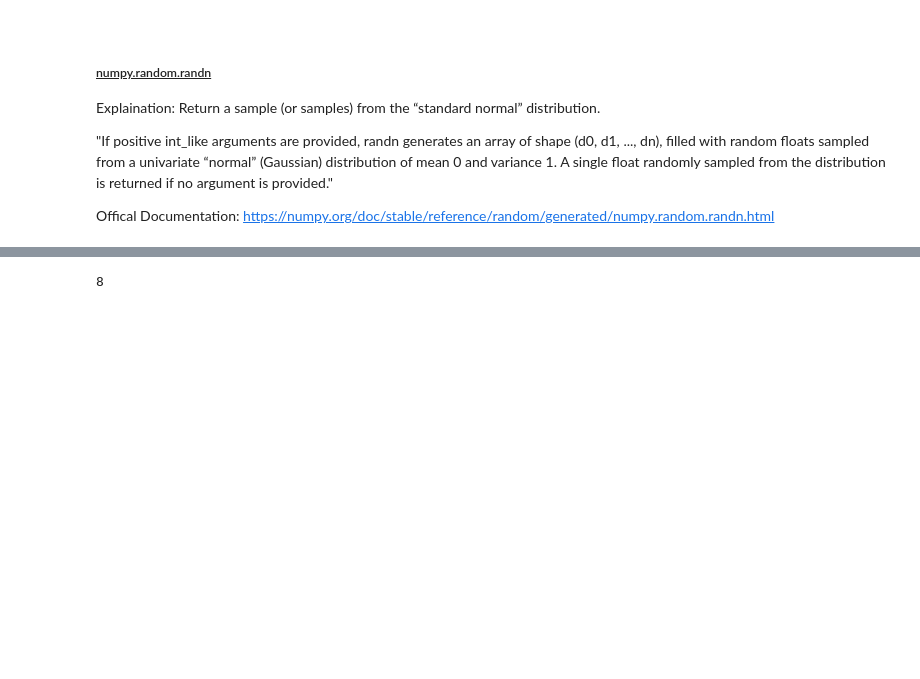
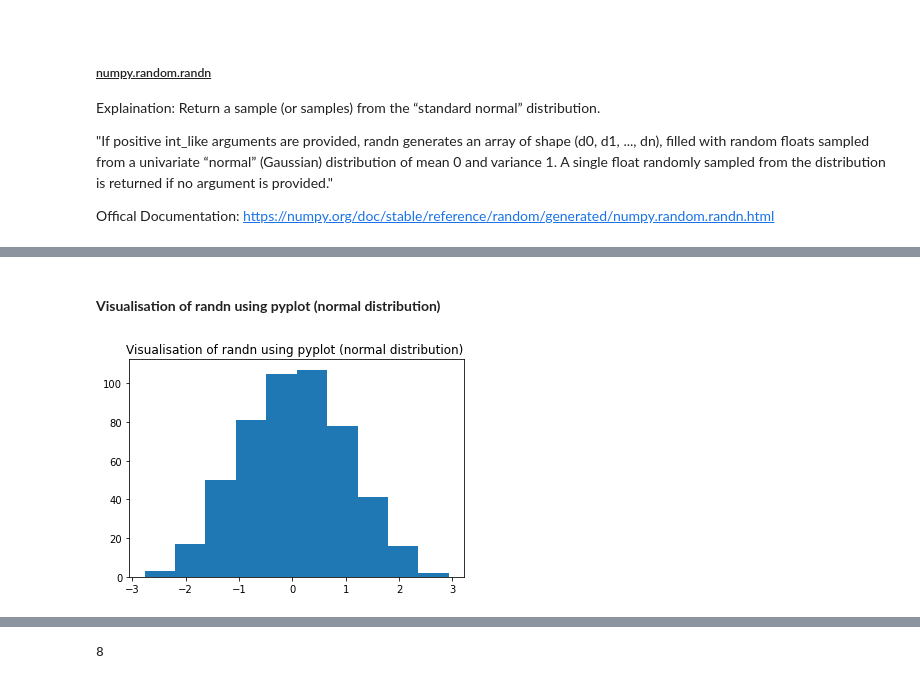
Before and after one commit to Lynch08/numpy-random-investigation, a Jupyter notebook: numpy-random.ipynb, the cells around one changed output, grey strips where cells are left out. Drawn from its saved outputs; the diff is of its cells as text; code cells hidden in the pictures; blank space fills up the shorter version.

```diff
--- a/numpy-random.ipynb
+++ b/numpy-random.ipynb
@@ -158,0 +223,15 @@ array([[0.04127165, 0.69666545],
+# %% [markdown]
+<br>
+
+**Visualisation of randn using pyplot (normal distribution)**
+# %%
+randn_values = r.randn(500)
+# I have generated an array with 500 values using randn
+plt.hist(randn_values)
+plt.title('Visualisation of randn using pyplot (normal distribution) ')
+plt.show()
+# I have used matplotlib.pyplot to create a histogram of the array generated by randn
+# There is a cluster of values around 0 (normal distribution)
+# We can see now visually randn has returned random values with mean 0 and standard deviation of 1
+# %% [output]
+[figure, added]
```
Also changed, not shown: parts of 23 cells of this notebook, 1 other file.
